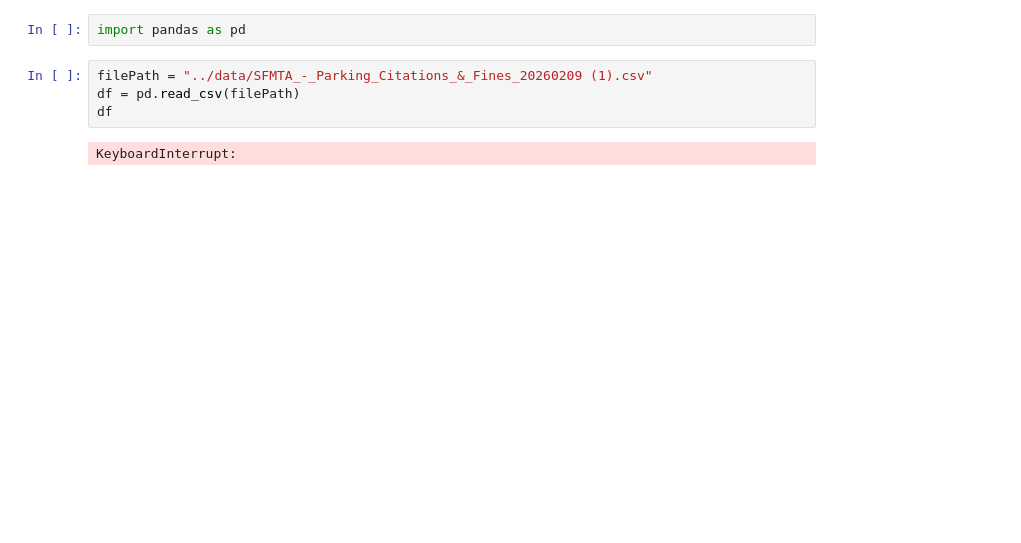
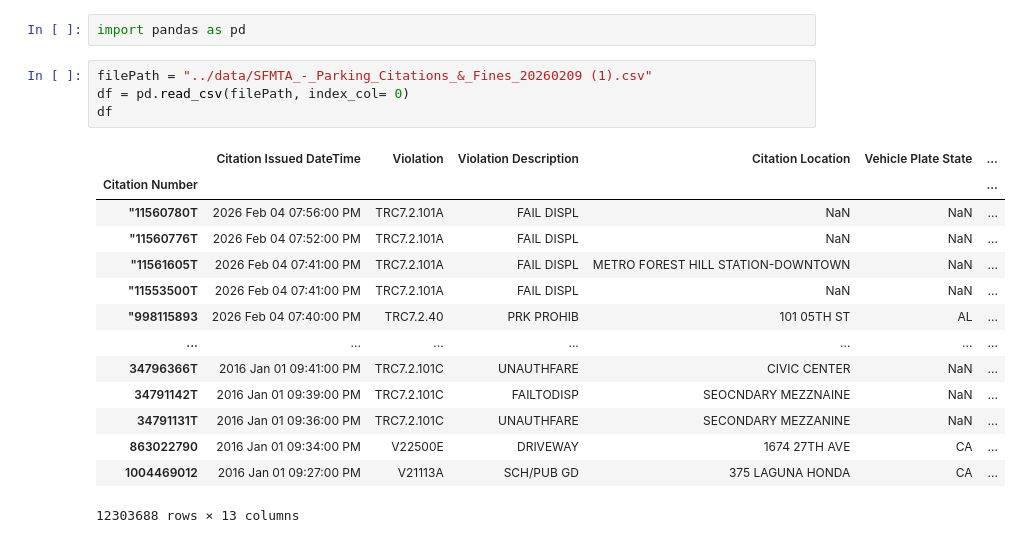
Before and after one commit to sjsu-cs122-s26/ZeninClan-sf-parking-citation-analysis, a Jupyter notebook: notebooks/main.ipynb, the cells around one changed output. Saved outputs shown, nothing was run; the diff lists cells and outputs as text; blank space fills up the shorter version.

```diff
--- a/notebooks/main.ipynb
+++ b/notebooks/main.ipynb
@@ -2,7 +2,20 @@
 import pandas as pd
 # %%
 filePath = "../data/SFMTA_-_Parking_Citations_&_Fines_20260209 (1).csv"
-df = pd.read_csv(filePath)
+df = pd.read_csv(filePath, index_col= 0)
 df
 # %% [output]
+|  | Citation Issued DateTime | Violation | Violation Description | Citation Location | Vehicle Plate State | ... |
+| Citation Number |  |  |  |  |  | ... |
+| "11560780T | 2026 Feb 04 07:56:00 PM | TRC7.2.101A | FAIL DISPL | NaN | NaN | ... |
+| "11560776T | 2026 Feb 04 07:52:00 PM | TRC7.2.101A | FAIL DISPL | NaN | NaN | ... |
+| "11561605T | 2026 Feb 04 07:41:00 PM | TRC7.2.101A | FAIL DISPL | METRO FOREST HILL STATION-DOWNTOWN | NaN | ... |
+| "11553500T | 2026 Feb 04 07:41:00 PM | TRC7.2.101A | FAIL DISPL | NaN | NaN | ... |
+| "998115893 | 2026 Feb 04 07:40:00 PM | TRC7.2.40 | PRK PROHIB | 101 05TH ST | AL | ... |
+| ... | ... | ... | ... | ... | ... | ... |
+| 34796366T | 2016 Jan 01 09:41:00 PM | TRC7.2.101C | UNAUTHFARE | CIVIC CENTER | NaN | ... |
+| 34791142T | 2016 Jan 01 09:39:00 PM | TRC7.2.101C | FAILTODISP | SEOCNDARY MEZZNAINE | NaN | ... |
+| 34791131T | 2016 Jan 01 09:36:00 PM | TRC7.2.101C | UNAUTHFARE | SECONDARY MEZZANINE | NaN | ... |
+| 863022790 | 2016 Jan 01 09:34:00 PM | V22500E | DRIVEWAY | 1674 27TH AVE | CA | ... |
+| 1004469012 | 2016 Jan 01 09:27:00 PM | V21113A | SCH/PUB GD | 375 LAGUNA HONDA | CA | ... |
-KeyboardInterrupt:
+12303688 rows × 13 columns
```
Also changed, not shown: parts of 18 cells of this notebook.
